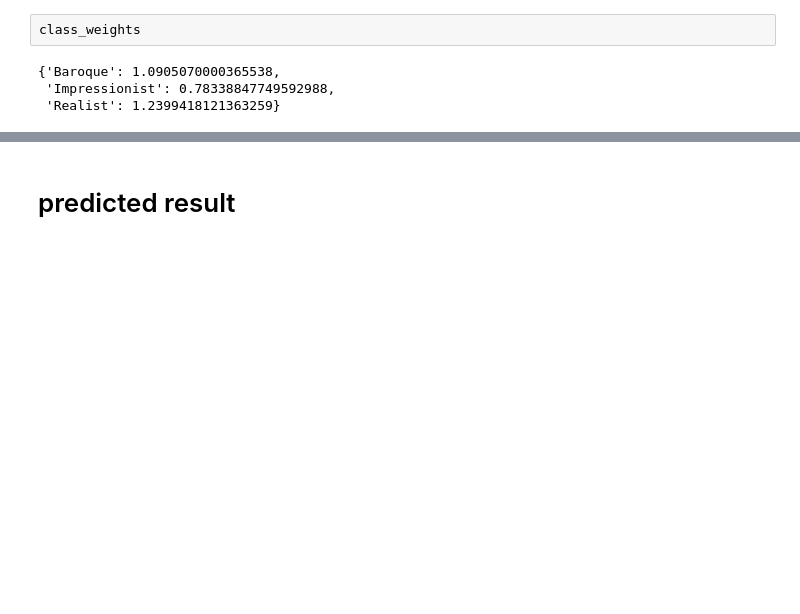
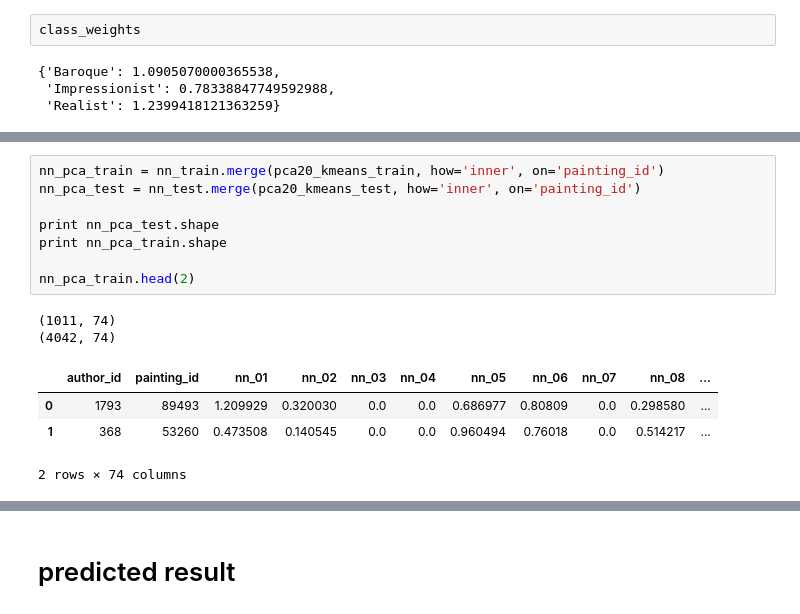
Before and after one commit to Tingting-Chang/painting-classifier, a Jupyter notebook: data_pre_models.ipynb, the cells around one changed output, grey strips where cells are left out. Saved outputs shown, nothing was run; the diff lists cells and outputs as text; blank space fills up the shorter version.

```diff
--- a/data_pre_models.ipynb
+++ b/data_pre_models.ipynb
@@ -532,0 +554,15 @@ class_weights
+# %%
+nn_pca_train = nn_train.merge(pca20_kmeans_train, how='inner', on='painting_id')
+nn_pca_test = nn_test.merge(pca20_kmeans_test, how='inner', on='painting_id')
+
+print nn_pca_test.shape
+print nn_pca_train.shape
+
+nn_pca_train.head(2)
+# %% [output]
+(1011, 74)
+(4042, 74)
+|  | author_id | painting_id | nn_01 | nn_02 | nn_03 | nn_04 | nn_05 | nn_06 | nn_07 | nn_08 | ... |
+| 0 | 1793 | 89493 | 1.209929 | 0.320030 | 0.0 | 0.0 | 0.686977 | 0.80809 | 0.0 | 0.298580 | ... |
+| 1 | 368 | 53260 | 0.473508 | 0.140545 | 0.0 | 0.0 | 0.960494 | 0.76018 | 0.0 | 0.514217 | ... |
+2 rows × 74 columns
```
Also changed, not shown: parts of 25 cells of this notebook, 8 other files.
